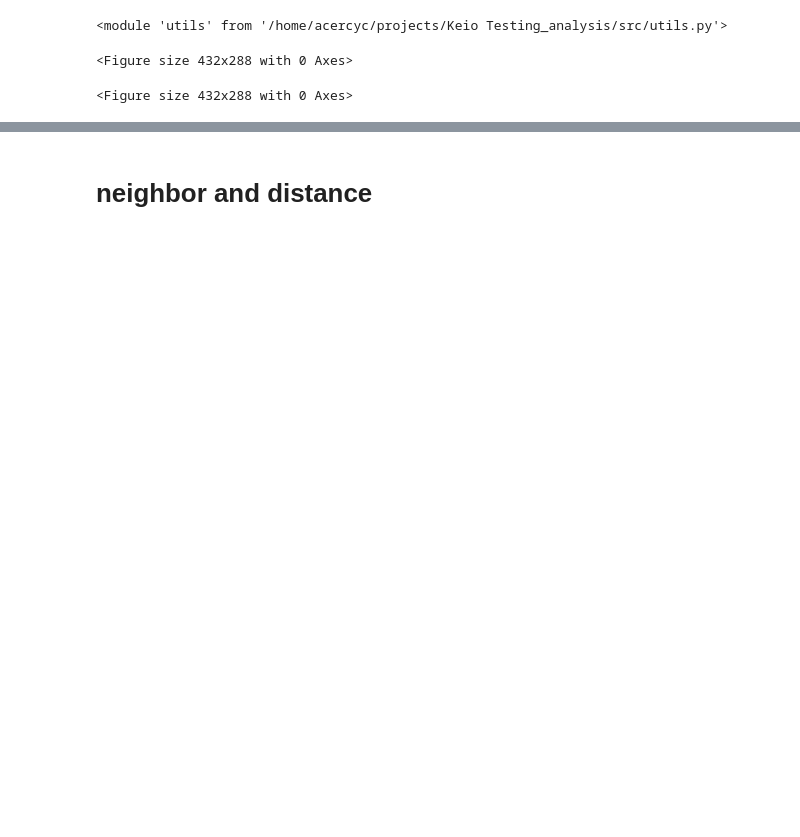
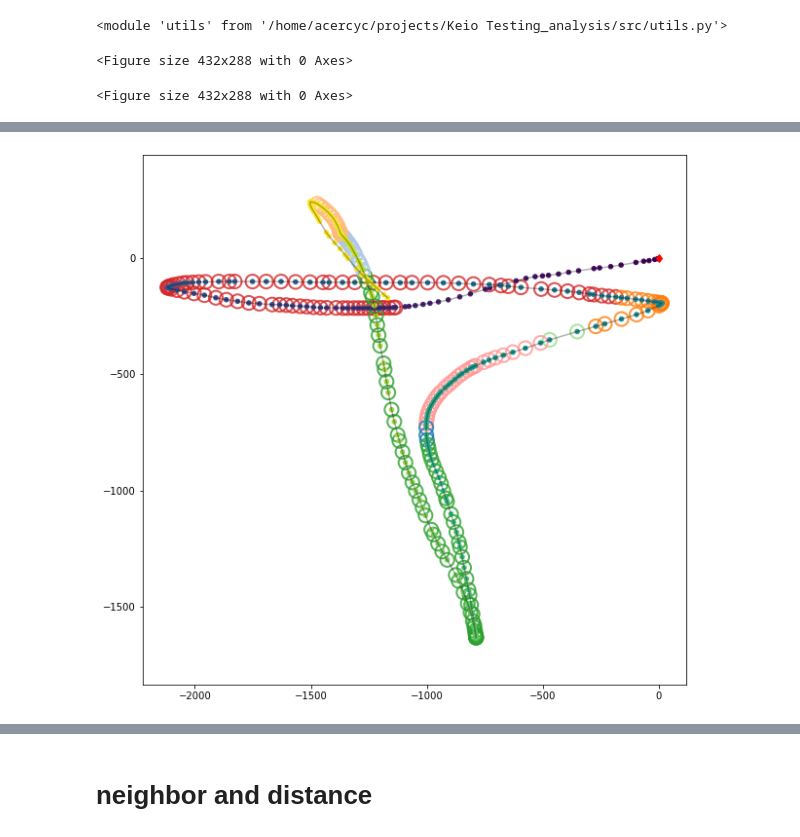
Before and after one commit to acercyc/Keio-Testing_analysis, a Jupyter notebook: src/test_detect_change_action_plan_20220720.ipynb, the cells around one changed output, grey strips where cells are left out. Saved outputs shown, nothing was run; the diff lists cells and outputs as text; code cells hidden in the pictures; blank space fills up the shorter version.

```diff
--- a/src/test_detect_change_action_plan_20220720.ipynb
+++ b/src/test_detect_change_action_plan_20220720.ipynb
@@ -47,6 +48,7 @@ utils.Plot.traj_withColour(d_trial_cum[:, 0], d_trial_cum[:, 1], fig, ax)
 x = utils.DataProcessing.rollingWindow_from_df(df, nTime, 1)
 y = model(torch.from_numpy(x).double())
 h_ = model.model.x_hidden.detach().cpu().numpy()
+y = y.detach().cpu().numpy()
 # %%
 fig, ax = plt.subplots(1, 1, figsize=(10, 5))
 dist = utils.DataProcessing.diff(h_, measure='euclidean')
@@ -111,3 +109,48 @@ ax.scatter(noGroup, dist[noGroup], c='r', marker='x', s=100)
+# %%
+def traj_withCluster(x, y, labels, align='e', ax=None, seqColormap='viridis'):
+    n = len(x)
+    nW = len(labels)
+    if align == 's':
+        offset = 0
+    elif align == 'e':
+        offset = n - nW
+    elif align == 'c':
+        offset = (n - nW)//2
+    else:
+        raise ValueError('align must be e, s, or c')
+
+    if ax is None:
+        fig, ax = plt.subplots(1, 1, figsize=(10, 10))
+
+    # plot line
+    ax.plot(x, y, 'k', alpha=0.3)
+
+    # plot starting point
+    ax.plot(x[0], y[0], 'dr')
+
+    # plot labels
+    cmap = mpl.cm.get_cmap('tab20')
+    nCluster = len(set(labels))+1
+    edgecolors = cmap(labels)
+    sc = ax.scatter(x[offset:offset+nW], y[offset:offset+nW],
+                    edgecolors=edgecolors,
+                    s=200,
+                    linewidths=2,
+                    facecolors='none',
+                    alpha=0.8)
+
+    # plot sample points with color
+    cmap = mpl.cm.get_cmap(seqColormap)
+    colors = cmap(range(n))
+    ax.scatter(x, y, c=colors, s=20, alpha=1)
+    ax.axis('equal')
+    if ax is None:
+        return fig, ax
+
+
+traj_withCluster(d_trial_cum[:, 0], d_trial_cum[:, 1], labels, align='c')
+# %% [output]
+[figure, added]
 # %%
 def traj_withWeight(x, y, w, align='e', ax=None, seqColormap='viridis', minSize=10):
     ''' Plot trajectory with weights
```
Also changed, not shown: parts of 11 cells of this notebook, 1 other file.
